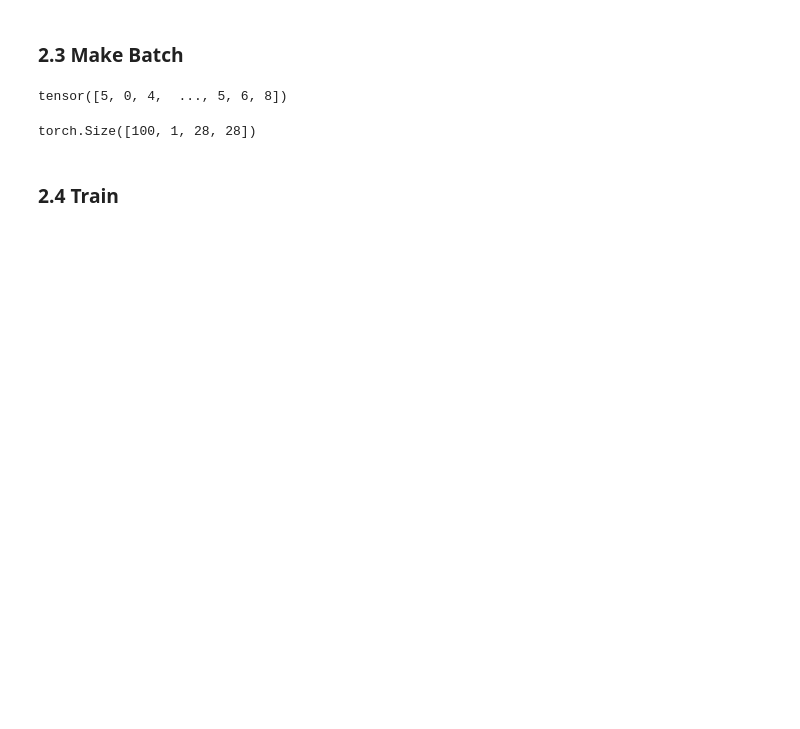
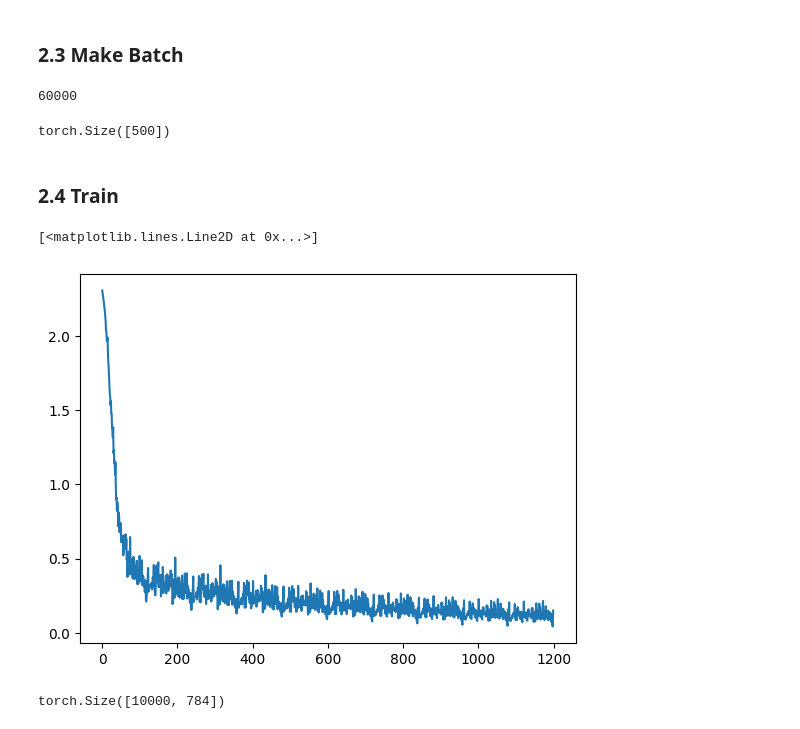
Before and after one commit to jdasam/mas1004, a Jupyter notebook: live_coding/4_MNIST_classification.ipynb, the cells around one changed output. Saved outputs shown, nothing was run; the diff lists cells and outputs as text; code cells hidden in the pictures; blank space fills up the shorter version.

```diff
--- a/live_coding/4_MNIST_classification.ipynb
+++ b/live_coding/4_MNIST_classification.ipynb
@@ -359,17 +359,22 @@ imgs.shape
 # labels = torch.stack(labels)
 labels = torch.tensor(labels)
 labels
+
+len(train_data)
 # %% [output]
-tensor([5, 0, 4,  ..., 5, 6, 8])
+60000
 # %%
 imgs.shape
 
-batch_size = 100
+batch_size = 500
 batch_idx = 17
 
 img_batch = imgs[batch_idx*batch_size:(batch_idx+1)*batch_size]
 img_batch.shape
+
+lbl_batch = labels[batch_idx*batch_size:(batch_idx+1)*batch_size]
+lbl_batch.shape
 # %% [output]
-torch.Size([100, 1, 28, 28])
+torch.Size([500])
 # %% [markdown]
 ### 2.4 Train
@@ -377,0 +381,21 @@ DEV = 'cuda' # all uppercase variable name means this variable is global variabl
+# %%
+DEV = 'cuda' # all uppercase variable name means this variable is global variable
+
+model = Classifier(input_dim = 784,hidden_dim=64)
+optimizer = torch.optim.Adam(model.parameters(), lr=0.001)
+num_batch = len(train_data) // batch_size
+loss_record = []
+num_epoch = 10
+for epoch in range(num_epoch):
+  for batch_idx in range(num_batch):
+    img_batch = imgs[batch_idx*batch_size:(batch_idx+1)*batch_size]
+    img_batch = img_batch.reshape(len(img_batch), -1)
+    lbl_batch = labels[batch_idx*batch_size:(batch_idx+1)*batch_size]
+    loss = train_one_step(model, optimizer, get_nll_with_softmax, img_batch, lbl_batch)
+    # print(loss)
+    loss_record.append(loss)
+
+plt.plot(loss_record)
+# %% [output]
+[<matplotlib.lines.Line2D at 0x...>]
+[figure, added]
@@ -377,0 +416,4 @@ DEV = 'cuda' # all uppercase variable name means this variable is global variabl
+# %%
+print(test_imgs.shape)
+# %% [output]
+torch.Size([10000, 784])
```
Also changed, not shown: parts of 15 cells of this notebook.
